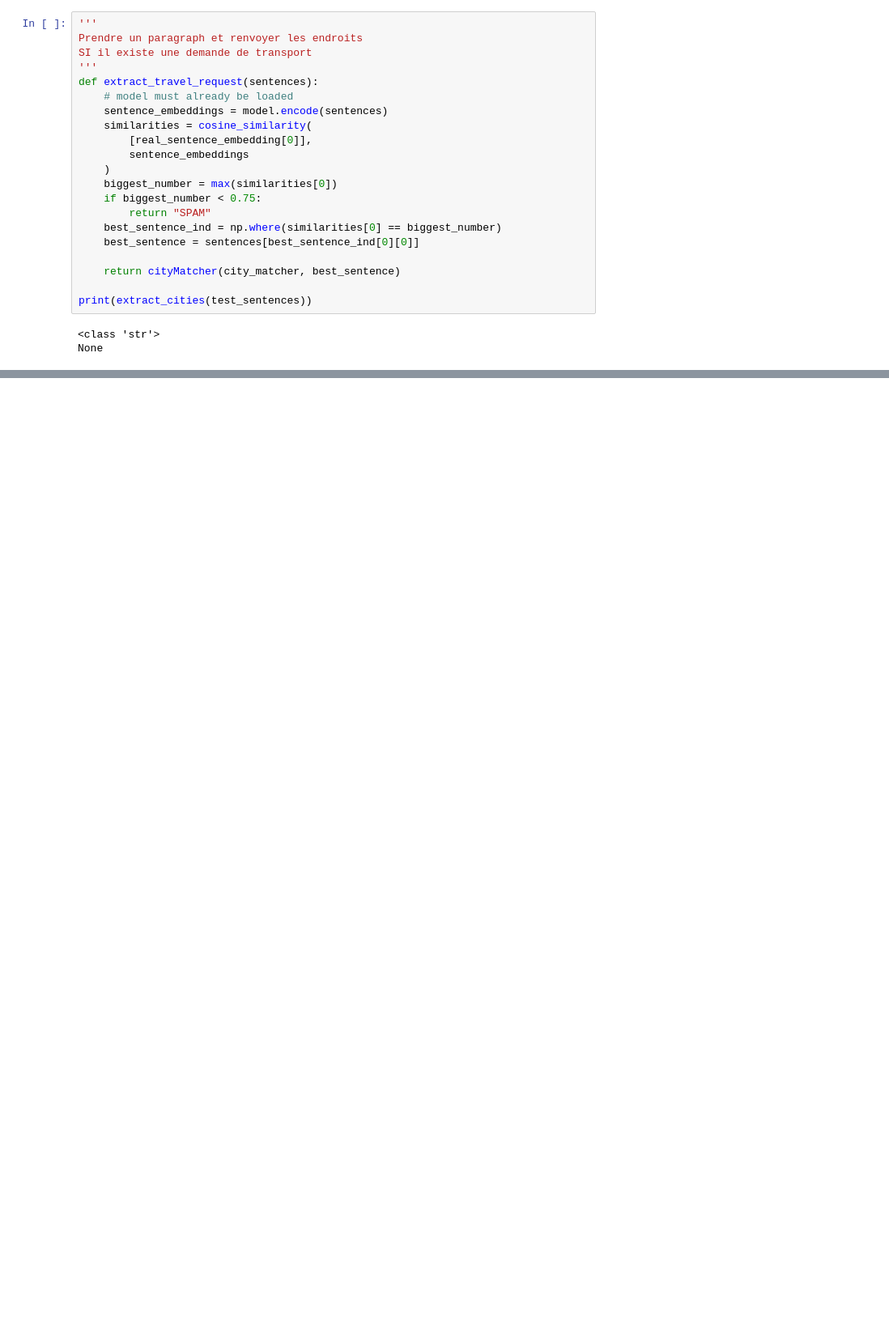
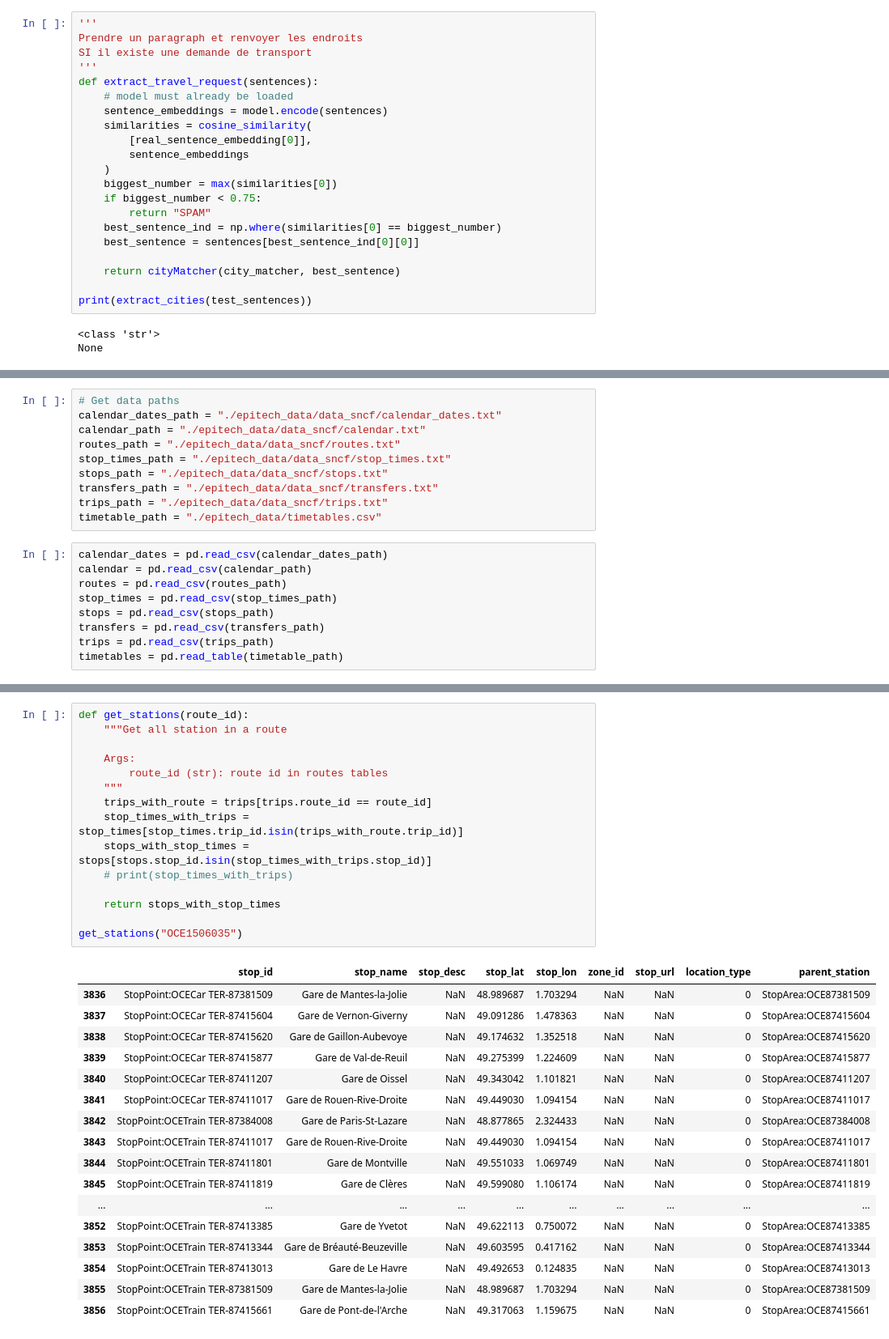
Before and after one commit to iry47/pathfinder, a Jupyter notebook: docs/jupyter/ryan_sandbox.ipynb, the cells around one changed output, grey strips where cells are left out. Shown at 81% size. Drawn from its saved outputs; the diff is of its cells as text; blank space fills up the shorter version.

Commit message:
extract epitech data and get_routes, get_stations. unittests included

```diff
--- a/docs/jupyter/ryan_sandbox.ipynb
+++ b/docs/jupyter/ryan_sandbox.ipynb
@@ -258,0 +317,19 @@ None
+# %%
+# Get data paths
+calendar_dates_path = "./epitech_data/data_sncf/calendar_dates.txt"
+calendar_path = "./epitech_data/data_sncf/calendar.txt"
+routes_path = "./epitech_data/data_sncf/routes.txt"
+stop_times_path = "./epitech_data/data_sncf/stop_times.txt"
+stops_path = "./epitech_data/data_sncf/stops.txt"
+transfers_path = "./epitech_data/data_sncf/transfers.txt"
+trips_path = "./epitech_data/data_sncf/trips.txt"
+timetable_path = "./epitech_data/timetables.csv"
+# %%
+calendar_dates = pd.read_csv(calendar_dates_path)
+calendar = pd.read_csv(calendar_path)
+routes = pd.read_csv(routes_path)
+stop_times = pd.read_csv(stop_times_path)
+stops = pd.read_csv(stops_path)
+transfers = pd.read_csv(transfers_path)
+trips = pd.read_csv(trips_path)
+timetables = pd.read_table(timetable_path)
@@ -258,0 +511,33 @@ None
+# %%
+def get_stations(route_id):
+    """Get all station in a route
+
+    Args:
+        route_id (str): route id in routes tables
+    """
+    trips_with_route = trips[trips.route_id == route_id]
+    stop_times_with_trips = stop_times[stop_times.trip_id.isin(trips_with_route.trip_id)]
+    stops_with_stop_times = stops[stops.stop_id.isin(stop_times_with_trips.stop_id)]
+    # print(stop_times_with_trips)
+
+    return stops_with_stop_times
+
+get_stations("OCE1506035")
+# %% [output]
+|  | stop_id | stop_name | stop_desc | stop_lat | stop_lon | zone_id | stop_url | location_type | parent_station |
+| 3836 | StopPoint:OCECar TER-87381509 | Gare de Mantes-la-Jolie | NaN | 48.989687 | 1.703294 | NaN | NaN | 0 | StopArea:OCE87381509 |
+| 3837 | StopPoint:OCECar TER-87415604 | Gare de Vernon-Giverny | NaN | 49.091286 | 1.478363 | NaN | NaN | 0 | StopArea:OCE87415604 |
+| 3838 | StopPoint:OCECar TER-87415620 | Gare de Gaillon-Aubevoye | NaN | 49.174632 | 1.352518 | NaN | NaN | 0 | StopArea:OCE87415620 |
+| 3839 | StopPoint:OCECar TER-87415877 | Gare de Val-de-Reuil | NaN | 49.275399 | 1.224609 | NaN | NaN | 0 | StopArea:OCE87415877 |
+| 3840 | StopPoint:OCECar TER-87411207 | Gare de Oissel | NaN | 49.343042 | 1.101821 | NaN | NaN | 0 | StopArea:OCE87411207 |
+| 3841 | StopPoint:OCECar TER-87411017 | Gare de Rouen-Rive-Droite | NaN | 49.449030 | 1.094154 | NaN | NaN | 0 | StopArea:OCE87411017 |
+| 3842 | StopPoint:OCETrain TER-87384008 | Gare de Paris-St-Lazare | NaN | 48.877865 | 2.324433 | NaN | NaN | 0 | StopArea:OCE87384008 |
+| 3843 | StopPoint:OCETrain TER-87411017 | Gare de Rouen-Rive-Droite | NaN | 49.449030 | 1.094154 | NaN | NaN | 0 | StopArea:OCE87411017 |
+| 3844 | StopPoint:OCETrain TER-87411801 | Gare de Montville | NaN | 49.551033 | 1.069749 | NaN | NaN | 0 | StopArea:OCE87411801 |
+| 3845 | StopPoint:OCETrain TER-87411819 | Gare de Clères | NaN | 49.599080 | 1.106174 | NaN | NaN | 0 | StopArea:OCE87411819 |
+| ... | ... | ... | ... | ... | ... | ... | ... | ... | ... |
+| 3852 | StopPoint:OCETrain TER-87413385 | Gare de Yvetot | NaN | 49.622113 | 0.750072 | NaN | NaN | 0 | StopArea:OCE87413385 |
+| 3853 | StopPoint:OCETrain TER-87413344 | Gare de Bréauté-Beuzeville | NaN | 49.603595 | 0.417162 | NaN | NaN | 0 | StopArea:OCE87413344 |
+| 3854 | StopPoint:OCETrain TER-87413013 | Gare de Le Havre | NaN | 49.492653 | 0.124835 | NaN | NaN | 0 | StopArea:OCE87413013 |
+| 3855 | StopPoint:OCETrain TER-87381509 | Gare de Mantes-la-Jolie | NaN | 48.989687 | 1.703294 | NaN | NaN | 0 | StopArea:OCE87381509 |
+| 3856 | StopPoint:OCETrain TER-87415661 | Gare de Pont-de-l'Arche | NaN | 49.317063 | 1.159675 | NaN | NaN | 0 | StopArea:OCE87415661 |
```
Also changed, not shown: parts of 38 cells of this notebook, 35 other files.
